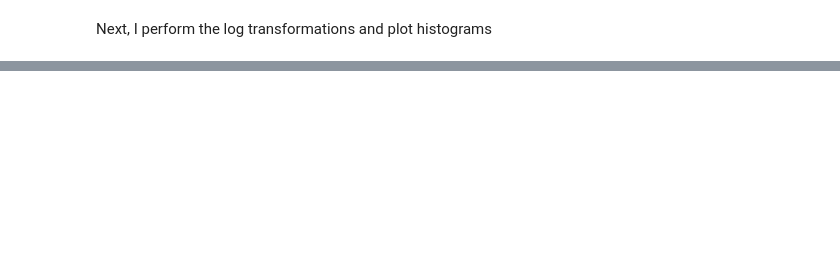
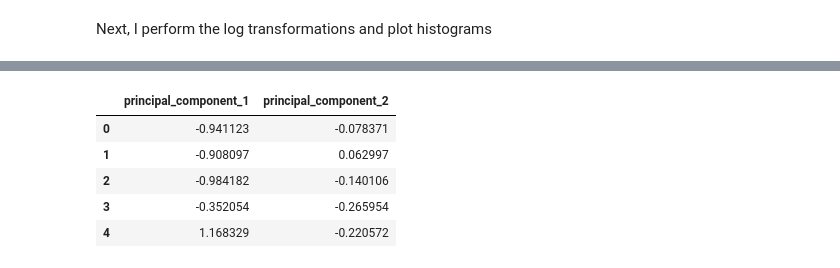
Before and after one commit to youngdataspace/Detect-Outliers-Using-Isolation-Forest, a Jupyter notebook: detect_outliers.ipynb, the cells around one changed output, grey strips where cells are left out. Cells and saved outputs as stored; diff of their text form; code cells hidden in the pictures; blank space fills up the shorter version.

```diff
--- a/detect_outliers.ipynb
+++ b/detect_outliers.ipynb
@@ -300,0 +204,18 @@ NameError: name 'PCA' is not defined
+# %%
+# Standardize features
+sample_scaled = StandardScaler().fit_transform(sample_isf)
+
+# Conduct the PCA
+pca = PCA(n_components=2)                             # The number of components = 2
+principal_comp = pca.fit_transform(sample_scaled)     # Conduct dimentionality reduction
+
+# Convert to dataframe
+pca_df = pd.DataFrame(data = principal_comp, columns = ['principal_component_1', 'principal_component_2'])
+pca_df.head()
+# %% [output]
+|  | principal_component_1 | principal_component_2 |
+| 0 | -0.941123 | -0.078371 |
+| 1 | -0.908097 | 0.062997 |
+| 2 | -0.984182 | -0.140106 |
+| 3 | -0.352054 | -0.265954 |
+| 4 | 1.168329 | -0.220572 |
```
Also changed, not shown: parts of 62 cells of this notebook.
